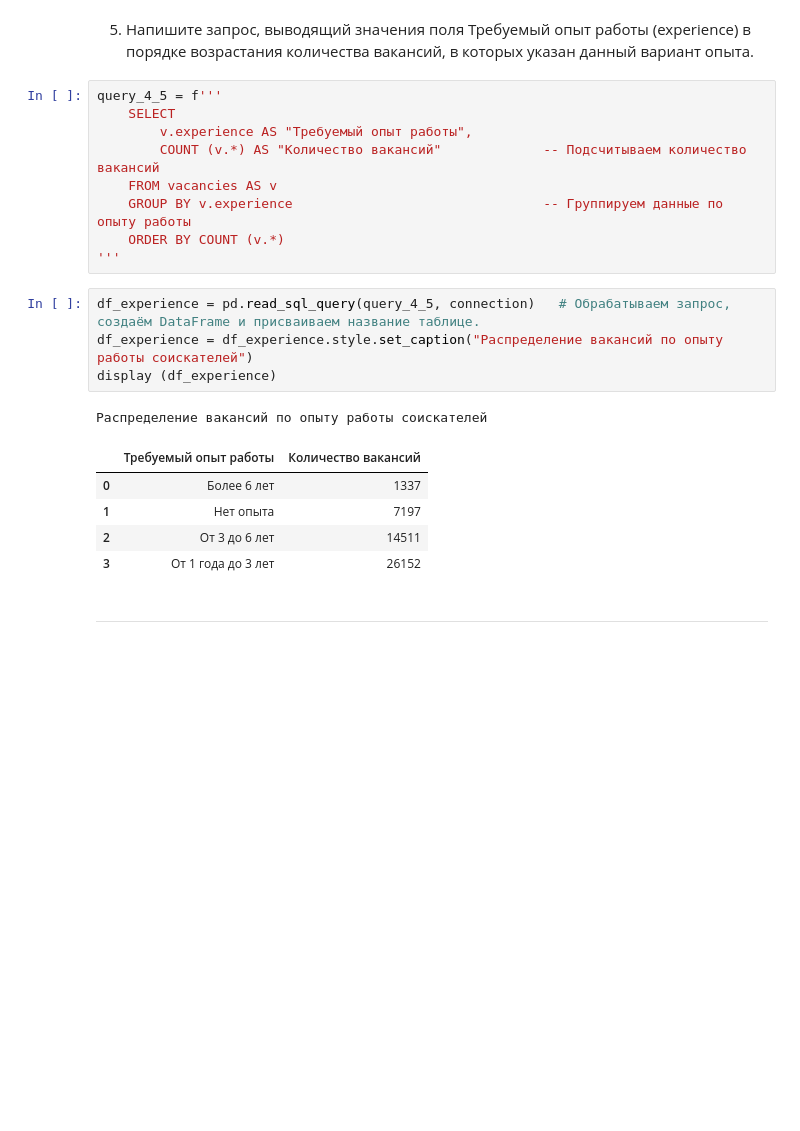
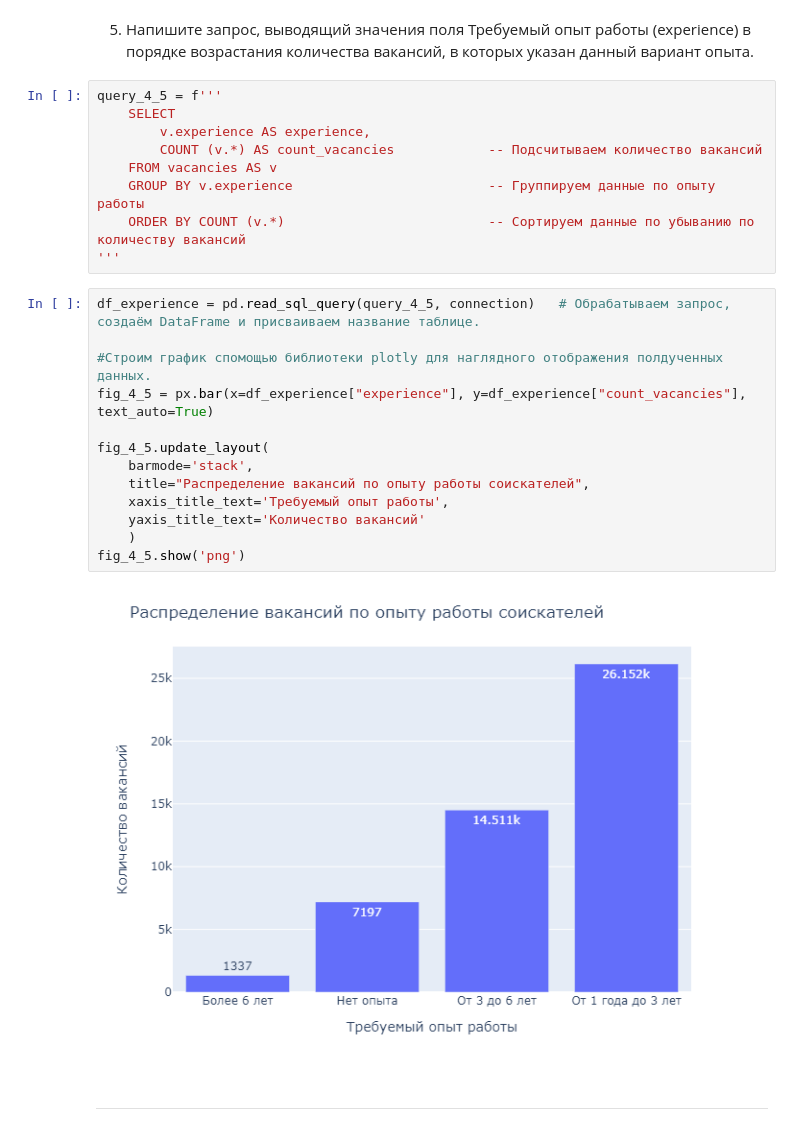
Before and after one commit to OlesyaNori/sf_datasciense, a Jupyter notebook: project 2/Project_2_Ноутбук_шаблон.ipynb, the cells around one changed output. Saved outputs shown, nothing was run; the diff lists cells and outputs as text; blank space fills up the shorter version.

```diff
--- a/project 2/Project_2_Ноутбук_шаблон.ipynb
+++ b/project 2/Project_2_Ноутбук_шаблон.ipynb
@@ -182,23 +179,27 @@ display (df_schedule_employment)
 # %%
 query_4_5 = f'''
     SELECT
-        v.experience AS "Требуемый опыт работы",
-        COUNT (v.*) AS "Количество вакансий"             -- Подсчитываем количество вакансий
+        v.experience AS experience,
+        COUNT (v.*) AS count_vacancies            -- Подсчитываем количество вакансий
     FROM vacancies AS v
-    GROUP BY v.experience                                -- Группируем данные по опыту работы
-    ORDER BY COUNT (v.*)
+    GROUP BY v.experience                         -- Группируем данные по опыту работы
+    ORDER BY COUNT (v.*)                          -- Сортируем данные по убыванию по количеству вакансий
 '''
 # %%
 df_experience = pd.read_sql_query(query_4_5, connection)   # Обрабатываем запрос, создаём DataFrame и присваиваем название таблице.
-df_experience = df_experience.style.set_caption("Распределение вакансий по опыту работы соискателей")
-display (df_experience)
+
+#Строим график спомощью библиотеки plotly для наглядного отображения полдученных данных.
+fig_4_5 = px.bar(x=df_experience["experience"], y=df_experience["count_vacancies"], text_auto=True)
+
+fig_4_5.update_layout(
+    barmode='stack',
+    title="Распределение вакансий по опыту работы соискателей",
+    xaxis_title_text='Требуемый опыт работы',
+    yaxis_title_text='Количество вакансий'
+    )
+fig_4_5.show('png')
 # %% [output]
-Распределение вакансий по опыту работы соискателей
-|  | Требуемый опыт работы | Количество вакансий |
-| 0 | Более 6 лет | 1337 |
-| 1 | Нет опыта | 7197 |
-| 2 | От 3 до 6 лет | 14511 |
-| 3 | От 1 года до 3 лет | 26152 |
+[figure, added]
 # %% [markdown]
 ***
 # %% [markdown]
```
Also changed, not shown: parts of 38 cells of this notebook, 1 other file.
